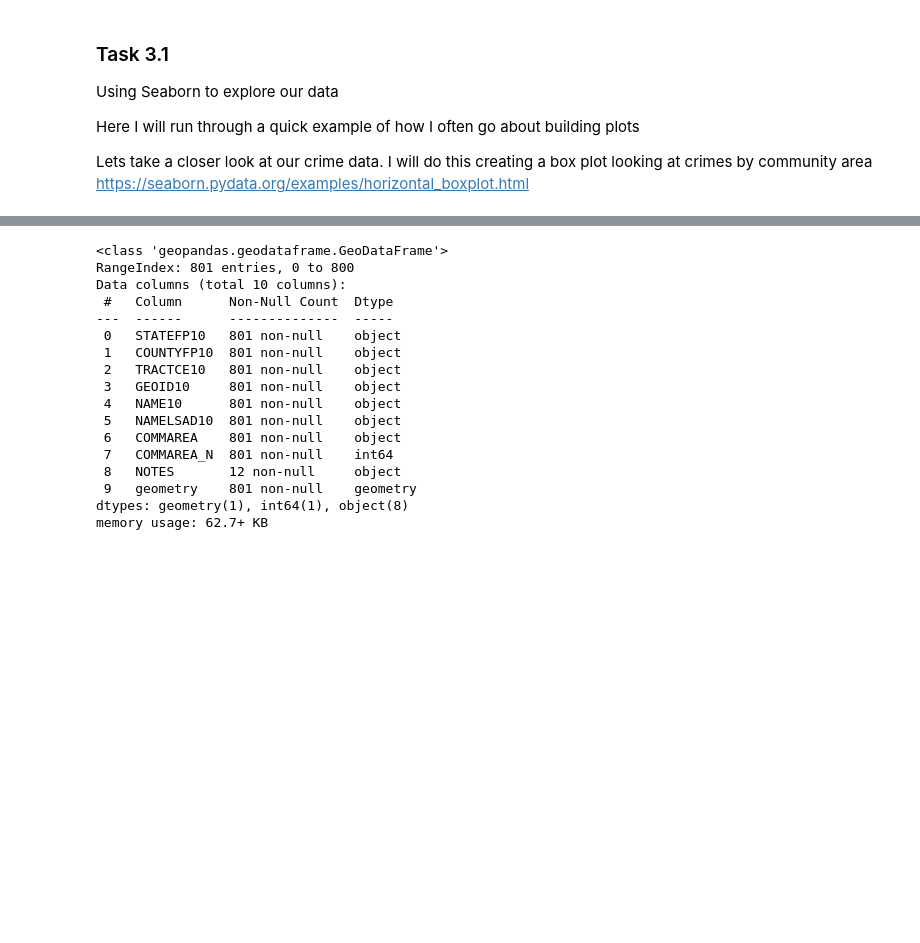
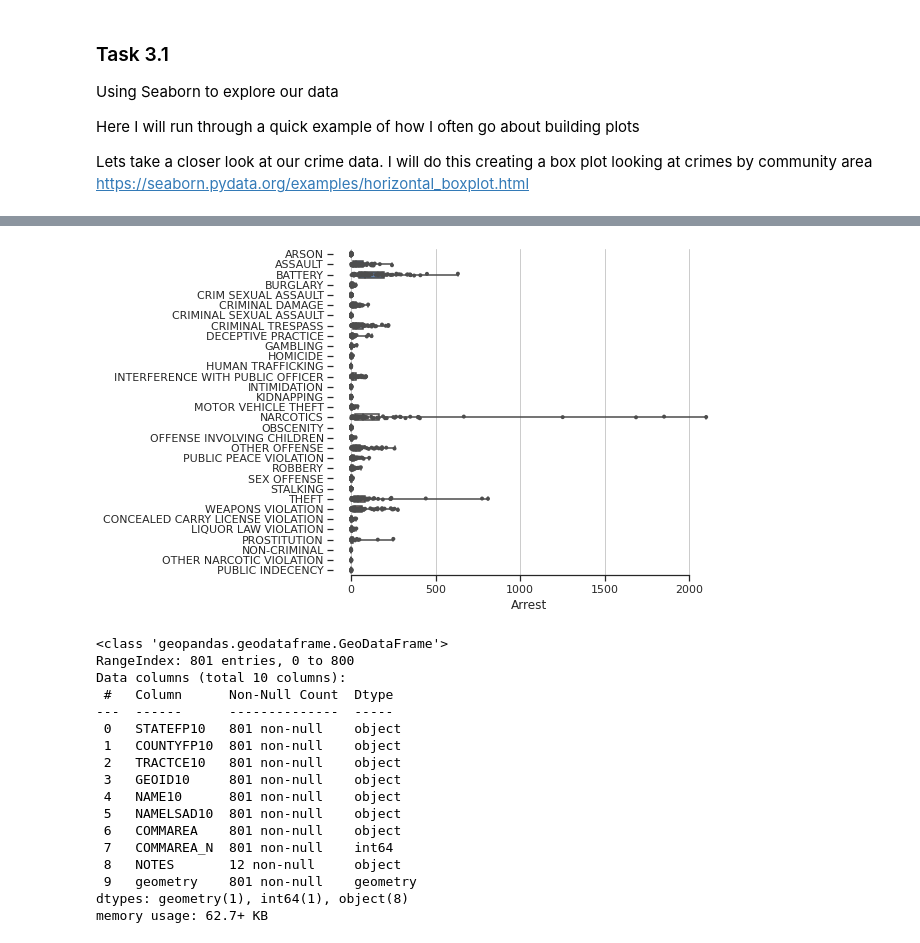
Before and after one commit to joeylizh/i2p, a Jupyter notebook: Live-08-Visualising_Data.ipynb, the cells around one changed output, grey strips where cells are left out. Cells and saved outputs as stored; diff of their text form; code cells hidden in the pictures; blank space fills up the shorter version.

```diff
--- a/Live-08-Visualising_Data.ipynb
+++ b/Live-08-Visualising_Data.ipynb
@@ -316,3 +312,26 @@ https://seaborn.pydata.org/examples/horizontal_boxplot.html
+# %%
+#bring in the example from seaborn here and adapt it to fix our data
+
+sns.set_theme(style="ticks")
+
+# Initialize the figure with a logarithmic x axis
+f, ax = plt.subplots(figsize=(7, 6))
+
+
+# Plot the orbital period with horizontal boxes
+sns.boxplot(x="Arrest", y="Primary Type", data=grp_crimes,
+            whis=[0, 100], width=.6, palette="vlag")
+
+# Add in points to show each observation
+sns.stripplot(x="Arrest", y="Primary Type", data=grp_crimes,
+              size=4, color=".3", linewidth=0)
+
+# Tweak the visual presentation
+ax.xaxis.grid(True)
+ax.set(ylabel="")
+sns.despine(trim=True, left=True)
+# %% [output]
+[figure, added]
 # %%
 #lets review our spatial dataset
 tracts.info()
```
Also changed, not shown: parts of 3 cells of this notebook, 3 other files.
